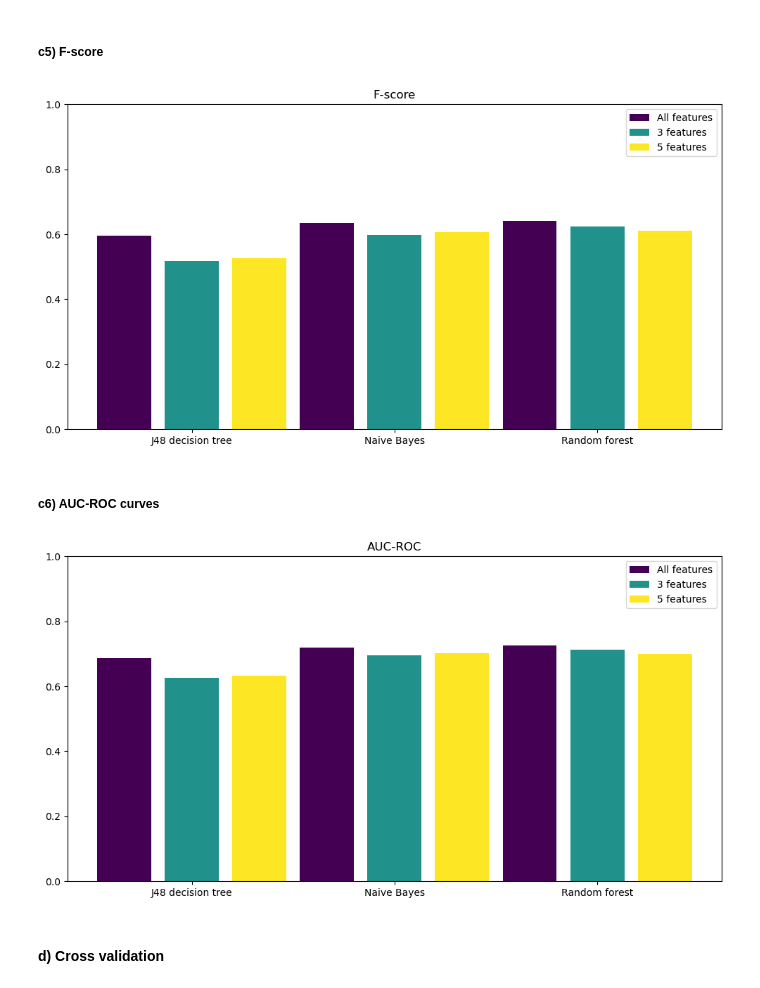
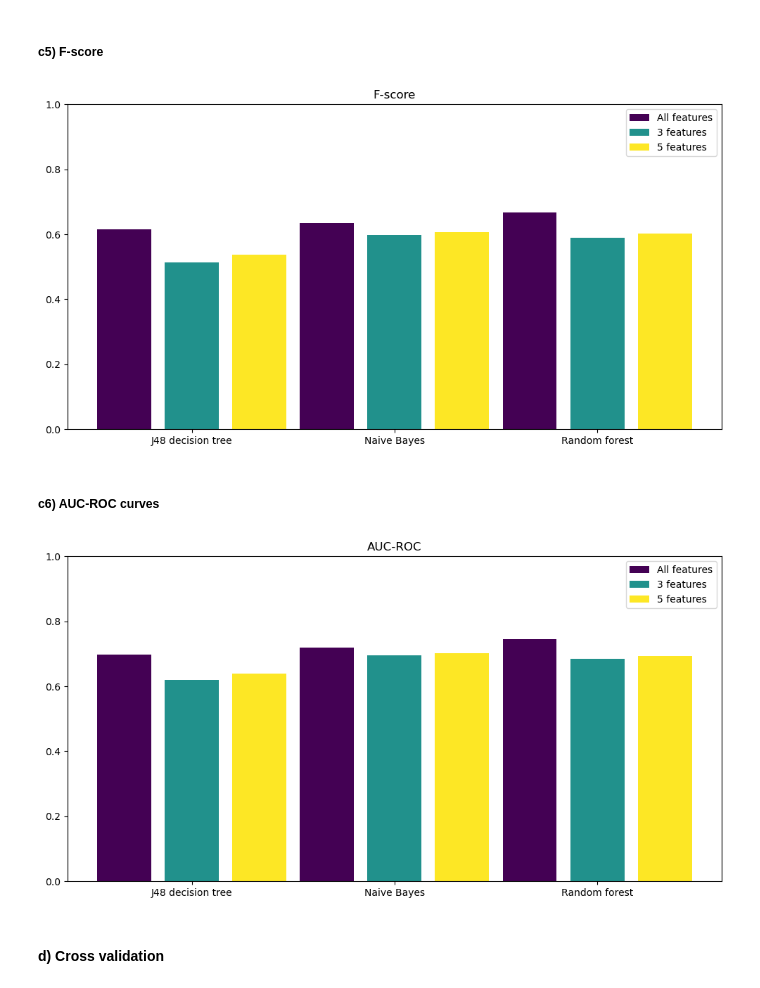
Before and after one commit to karloboros/UZOP_projekt, a Jupyter notebook: Data_replication.ipynb, the cells around one changed output. Saved outputs shown, nothing was run; the diff lists cells and outputs as text; code cells hidden in the pictures.

```diff
--- a/Data_replication.ipynb
+++ b/Data_replication.ipynb
@@ -314,7 +312,7 @@ fig, ax = plt.subplots(figsize=(12, 6))
 for i, name in enumerate(ml_names):
     for j, features in enumerate(feature_number):
         color = colors[j]
-        metric = precision_score(y_test, algorithms[i*3+j])
+        metric = precision_score(y_test, predictions[i*3+j])
         ax.bar(i * len(feature_number) + j, metric, color=color, label=features, width=0.8)
 
 ax.set_xticks(np.arange(len(ml_names)) * len(feature_number) + (len(feature_number) - 1) / 2)
@@ -338,7 +336,7 @@ fig, ax = plt.subplots(figsize=(12, 6))
 for i, name in enumerate(ml_names):
     for j, features in enumerate(feature_number):
         color = colors[j]
-        metric = recall_score(y_test, algorithms[i*3+j])
+        metric = recall_score(y_test, predictions[i*3+j])
         ax.bar(i * len(feature_number) + j, metric, color=color, label=features, width=0.8)
 
 ax.set_xticks(np.arange(len(ml_names)) * len(feature_number) + (len(feature_number) - 1) / 2)
@@ -362,7 +360,7 @@ fig, ax = plt.subplots(figsize=(12, 6))
 for i, name in enumerate(ml_names):
     for j, features in enumerate(feature_number):
         color = colors[j]
-        conf_matrix = confusion_matrix(y_test, predictions)
+        conf_matrix = confusion_matrix(y_test, predictions[i*3+j])
         TN = conf_matrix[0, 0]
         FP = conf_matrix[0, 1]
         metric = TN / (TN + FP)
@@ -389,7 +387,7 @@ fig, ax = plt.subplots(figsize=(12, 6))
 for i, name in enumerate(ml_names):
     for j, features in enumerate(feature_number):
         color = colors[j]
-        metric = f1_score(y_test, algorithms[i*3+j])
+        metric = f1_score(y_test, predictions[i*3+j])
         ax.bar(i * len(feature_number) + j, metric, color=color, label=features, width=0.8)
 
 ax.set_xticks(np.arange(len(ml_names)) * len(feature_number) + (len(feature_number) - 1) / 2)
@@ -400,31 +398,31 @@ ax.legend(feature_number)
 
 plt.show()
 # %% [output]
-[figure, old version]
+[figure, new version]
 # %% [markdown]
 ##### c6) AUC-ROC curves
 # %%
 feature_number = ['All features', '3 features', '5 features']
 ml_names = ['J48 decision tree', 'Naive Bayes', 'Random forest']
 
 colors = plt.cm.viridis(np.linspace(0, 1, len(feature_number)))
 fig, ax = plt.subplots(figsize=(12, 6))
 
 for i, name in enumerate(ml_names):
     for j, features in enumerate(feature_number):
         color = colors[j]
-        metric = roc_auc_score(y_test, algorithms[i*3+j])
+        metric = roc_auc_score(y_test, predictions[i*3+j])
         ax.bar(i * len(feature_number) + j, metric, color=color, label=features, width=0.8)
 
 ax.set_xticks(np.arange(len(ml_names)) * len(feature_number) + (len(feature_number) - 1) / 2)
 ax.set_xticklabels(ml_names)
 ax.set_title('AUC-ROC')
 ax.set_ylim(0, 1)
 ax.legend(feature_number)
 
 plt.show()
 # %% [output]
-[figure, old version]
+[figure, new version]
 # %% [markdown]
 #### d) Cross validation
 # %%
```
Also changed, not shown: parts of 15 cells of this notebook.
